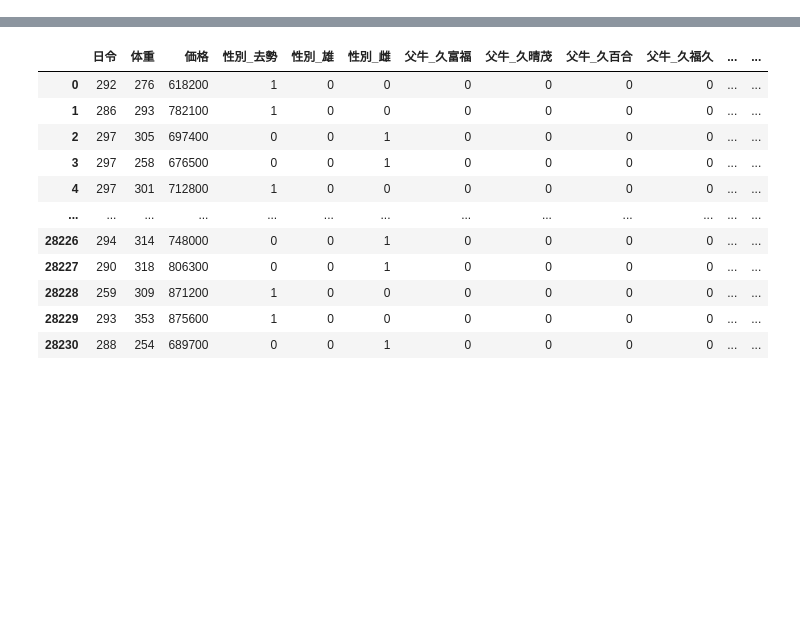
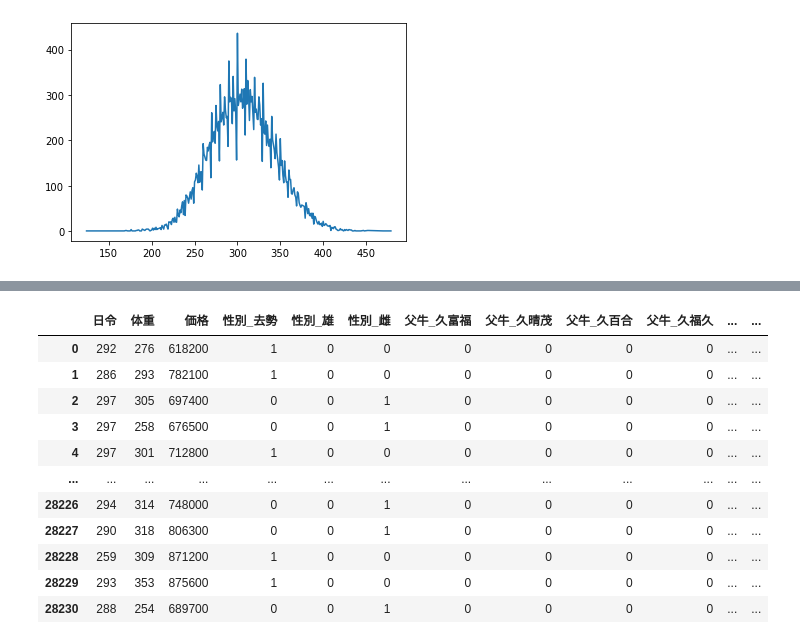
Before and after one commit to kantanakagawa/cow_data, a Jupyter notebook: data_totalling.ipynb, the cells around one changed output, grey strips where cells are left out. Drawn from its saved outputs; the diff is of its cells as text; code cells hidden in the pictures; blank space fills up the shorter version.

```diff
--- a/data_totalling.ipynb
+++ b/data_totalling.ipynb
@@ -31,0 +90,4 @@ memory usage: 1.7+ MB
+# %%
+grasp('weight')
+# %% [output]
+[figure, added]
```
Also changed, not shown: parts of 20 cells of this notebook, 3 other files.
